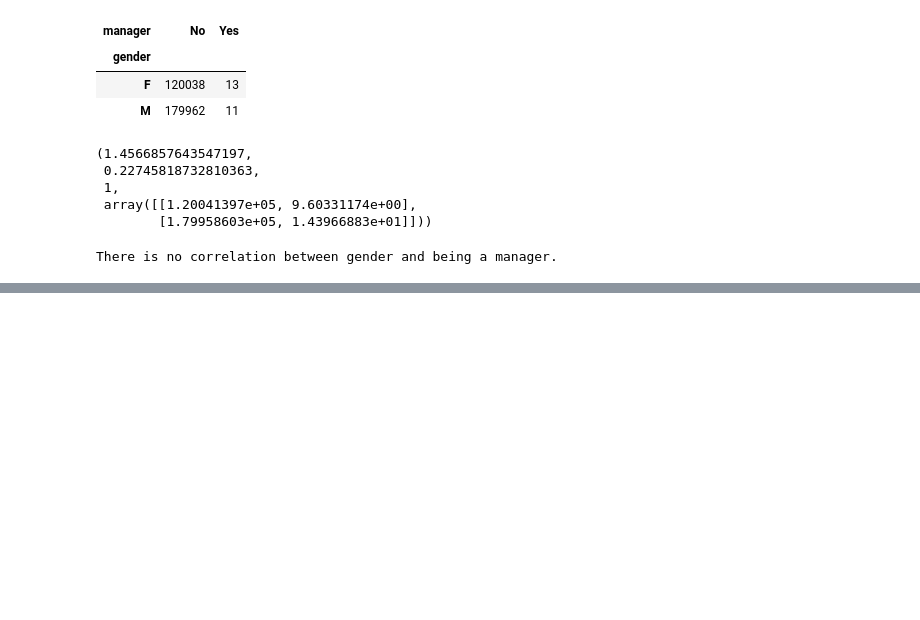
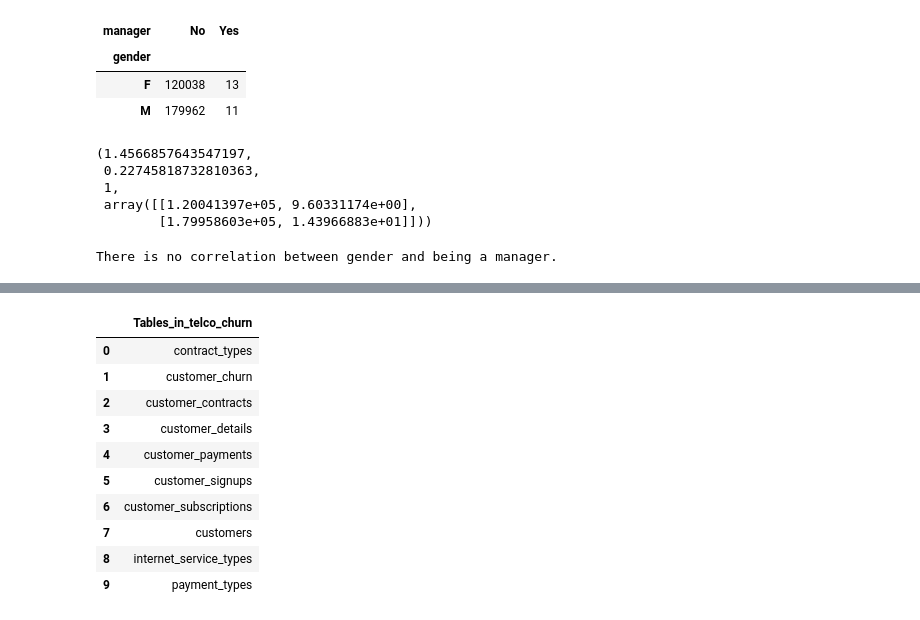
Before and after one commit to nickpedri/statistics-exercises, a Jupyter notebook: hypothesis_testing.ipynb, the cells around one changed output, grey strips where cells are left out. Cells and saved outputs as stored; diff of their text form; code cells hidden in the pictures; blank space fills up the shorter version.

```diff
--- a/hypothesis_testing.ipynb
+++ b/hypothesis_testing.ipynb
@@ -262,0 +285,20 @@ There is no correlation between gender and being a manager.
+# %%
+url = env.get_connection('telco_churn')
+engine = create_engine(url)
+xx = text('''
+        SHOW TABLES
+        ''')
+telco = pd.read_sql(xx,engine.connect())
+telco
+# %% [output]
+|  | Tables_in_telco_churn |
+| 0 | contract_types |
+| 1 | customer_churn |
+| 2 | customer_contracts |
+| 3 | customer_details |
+| 4 | customer_payments |
+| 5 | customer_signups |
+| 6 | customer_subscriptions |
+| 7 | customers |
+| 8 | internet_service_types |
+| 9 | payment_types |
```
Also changed, not shown: parts of 8 cells of this notebook.
